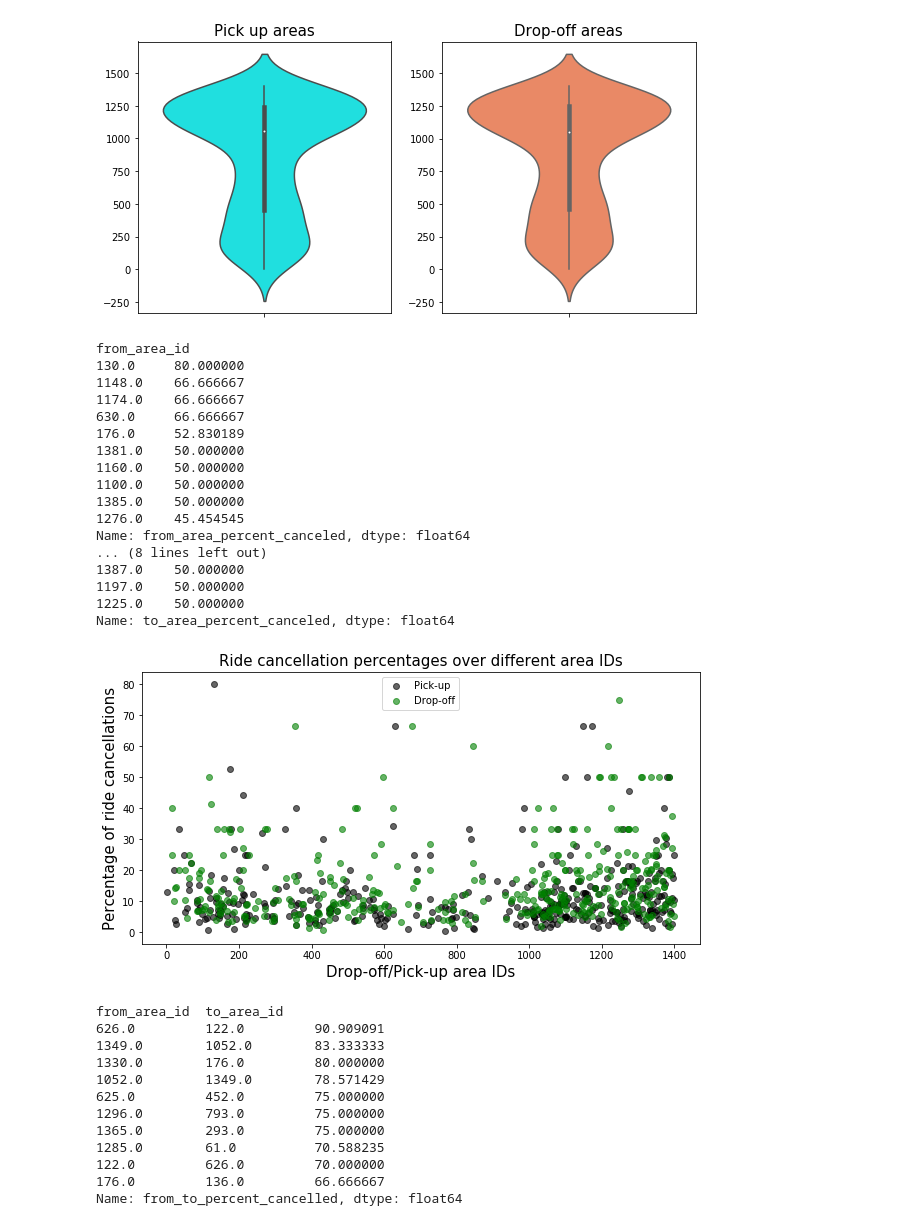
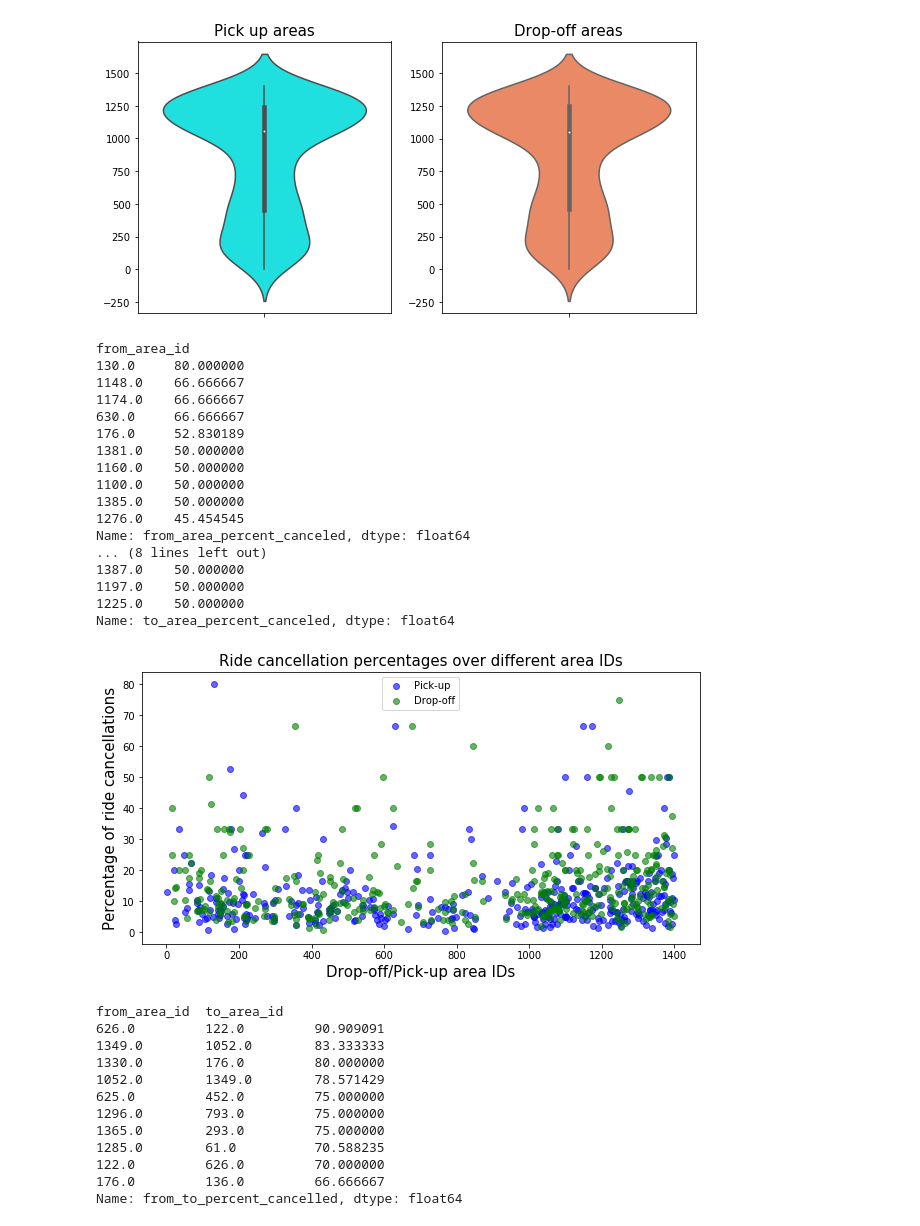
Before and after one commit to debisree/Springboard-Data-Science-Career-Track, a Jupyter notebook: Capstone_1_predicting_cab_booking_cancellation/predicting-cab-booking-cancellations-milestone.ipynb, the cells around one changed output. Saved outputs shown, nothing was run; the diff lists cells and outputs as text; code cells hidden in the pictures.

```diff
--- a/Capstone_1_predicting_cab_booking_cancellation/predicting-cab-booking-cancellations-milestone.ipynb
+++ b/Capstone_1_predicting_cab_booking_cancellation/predicting-cab-booking-cancellations-milestone.ipynb
@@ -448,36 +490,37 @@ to_area_can['to_area_percent_canceled'] = (to_area_can[1] / (to_area_can[1] + to
 to_area_max_can= to_area_can.to_area_percent_canceled.sort_values(ascending=False).iloc[:500]
 to_area_max_can_small= to_area_can.to_area_percent_canceled.sort_values(ascending=False).iloc[:10]
 print(to_area_max_can_small)
 
 
 #Visually:
 plt.figure(figsize=(10,5))
-_=plt.plot(from_area_max_can,marker='o',linestyle='none',color= 'k',label='Pick-up',alpha=0.6)
-_=plt.plot(to_area_max_can,marker='o',linestyle='none',color='g',label='Drop-off',alpha=0.6)
+_=plt.plot(from_area_max_can,color= 'b',marker='o',linestyle='none',label='Pick-up',alpha=0.6)
+_=plt.plot(to_area_max_can,color='g',marker='o',linestyle='none',label='Drop-off',alpha=0.6)
 plt.xlabel('Drop-off/Pick-up area IDs',fontsize=15)
 plt.ylabel('Percentage of ride cancellations',fontsize=15)
 plt.title('Ride cancellation percentages over different area IDs',fontsize=15)
 plt.legend()
+plt.savefig("10a.png")
 plt.show()
 # %% [output]
 from_area_id
 130.0     80.000000
 1148.0    66.666667
 1174.0    66.666667
 630.0     66.666667
 176.0     52.830189
 1381.0    50.000000
 1160.0    50.000000
 1100.0    50.000000
 1385.0    50.000000
 1276.0    45.454545
 Name: from_area_percent_canceled, dtype: float64
 ... (8 lines left out)
 1387.0    50.000000
 1197.0    50.000000
 1225.0    50.000000
 Name: to_area_percent_canceled, dtype: float64
-[figure, old version]
+[figure, new version]
 # %%
 #Now explore the routes and the cancellations:
 
```
Also changed, not shown: parts of 19 cells of this notebook.
